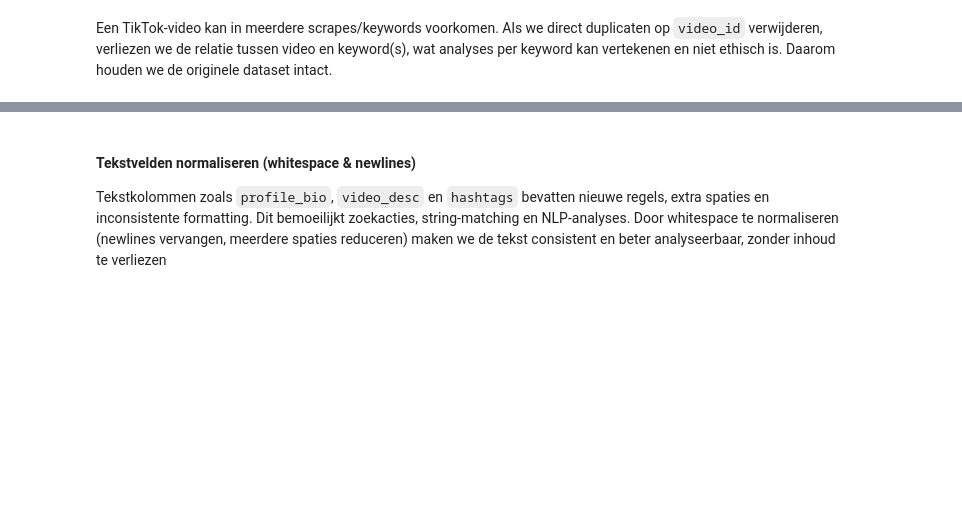
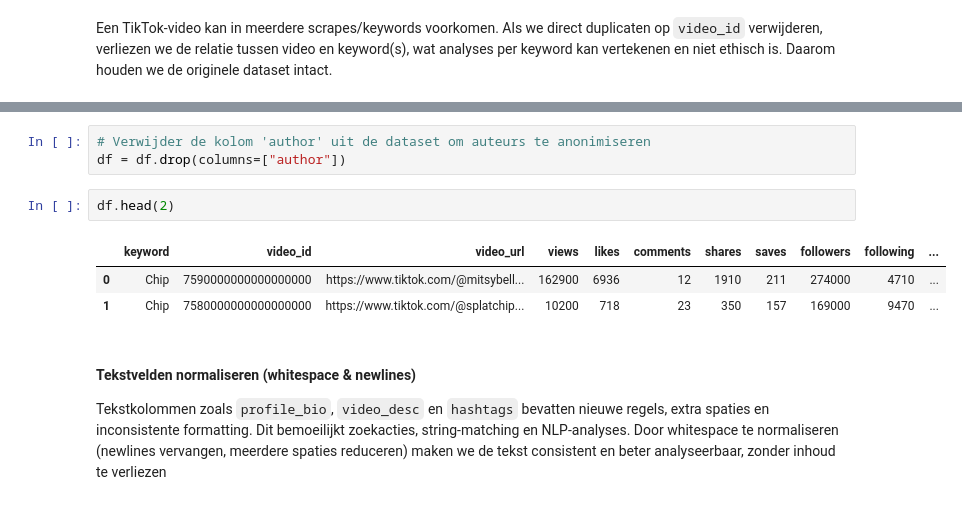
Before and after one commit to Daanscheltema/Tiktok, a Jupyter notebook: Data analyse.ipynb, the cells around one changed output, grey strips where cells are left out. Saved outputs shown, nothing was run; the diff lists cells and outputs as text; blank space fills up the shorter version.

```diff
--- a/Data analyse.ipynb
+++ b/Data analyse.ipynb
@@ -166,3 +179,12 @@ Een TikTok-video kan in meerdere scrapes/keywords voorkomen. Als we direct dupli
+# %%
+# Verwijder de kolom 'author' uit de dataset om auteurs te anonimiseren
+df = df.drop(columns=["author"])
+# %%
+df.head(2)
+# %% [output]
+|  | keyword | video_id | video_url | views | likes | comments | shares | saves | followers | following | ... |
+| 0 | Chip | 7590000000000000000 | https://www.tiktok.com/@mitsybell... | 162900 | 6936 | 12 | 1910 | 211 | 274000 | 4710 | ... |
+| 1 | Chip | 7580000000000000000 | https://www.tiktok.com/@splatchip... | 10200 | 718 | 23 | 350 | 157 | 169000 | 9470 | ... |
 # %% [markdown]
 #### Tekstvelden normaliseren (whitespace & newlines)
 
```
Also changed, not shown: parts of 8 cells of this notebook, 3 other files.
